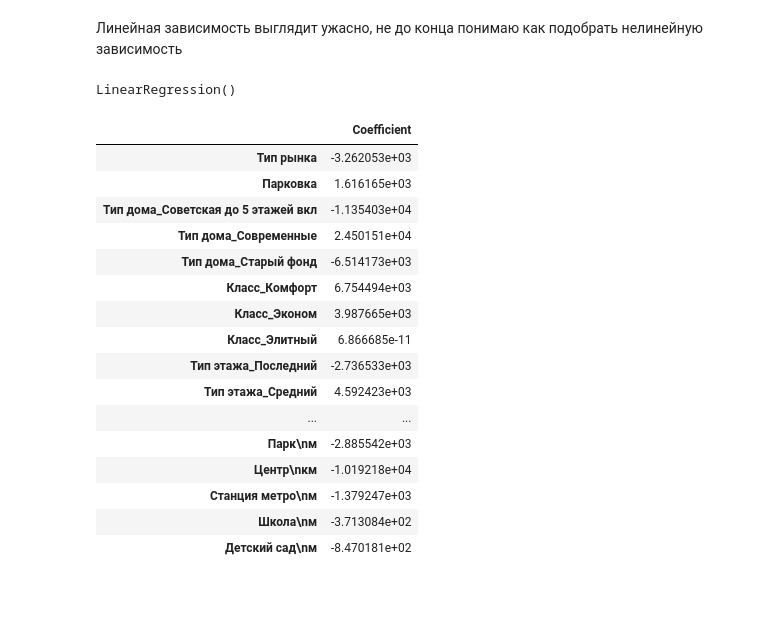
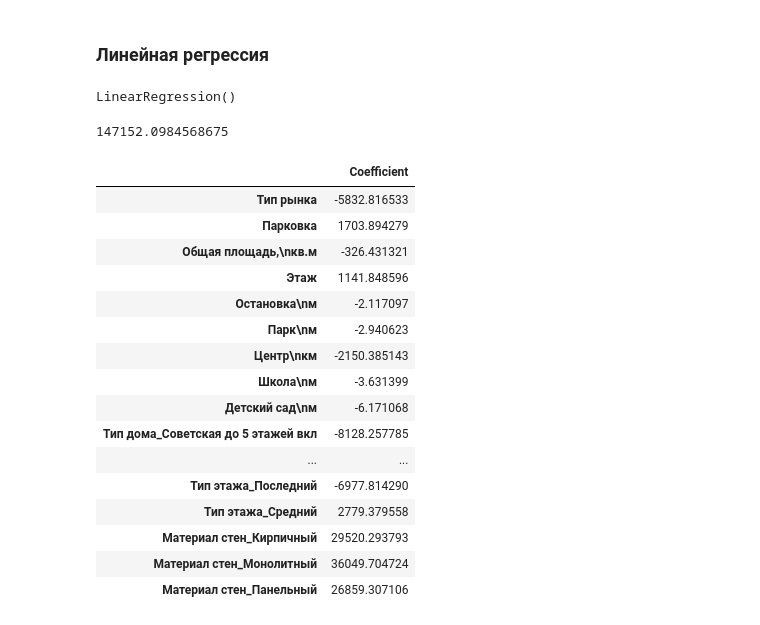
Before and after one commit to ITrickStar/RegressionAnalysis, a Jupyter notebook: report3.ipynb, the cells around one changed output. Drawn from its saved outputs; the diff is of its cells as text; code cells hidden in the pictures; blank space fills up the shorter version.

```diff
--- a/report3.ipynb
+++ b/report3.ipynb
@@ -40,0 +32,38 @@ def hist(dataset):
+# %%
+def reform_data(dataset):
+    for i in dataset.select_dtypes(include=[object]):
+        if (dataset[i].unique().size > 2):
+            dataset[i] = dataset[i].astype('category')
+    dataset['Количество комнат'] = dataset['Количество комнат'].astype('int64')
+    binary_columns = [
+        i for i in dataset.columns if dataset[i].dtype.name == 'object']
+    categorical_columns = [
+        i for i in dataset.columns if dataset[i].dtype.name == 'category']
+    numerical_columns = [i for i in dataset.columns if (
+        dataset[i].dtype.name != 'category' and dataset[i].dtype.name != 'object')]
+
+    binary_columns = ['Тип рынка', 'Парковка',
+                      'Актуальность на дату послед. проверки']
+    include_binary_columns = ['Тип рынка', 'Парковка']
+    binary_columns = include_binary_columns
+    data_binary = dataset[binary_columns]
+    data_binary = data_binary.apply(lambda x: pd.factorize(x)[0])
+
+    numerical_columns = ['Общая площадь,\nкв.м', 'Жилая площадь,\nкв.м', 'Площадь кухни,\nкв.м', 'Высота потолков, м', 'Год постройки', 'Этаж', 'Этажность', 'Количество комнат', 'Цена предложения,\nруб.',
+                         'Удельная цена, руб./кв.м', 'Колич.  Просмотр.', 'Колич.  Просм. в день', 'Остановка\nм', 'Парк\nм', 'Центр\nкм', 'Станция метро\nм', 'Школа\nм', 'Детский сад\nм']
+    include_numerical_columns = ['Общая площадь,\nкв.м', 'Этаж',
+                                 'Остановка\nм', 'Парк\nм', 'Центр\nкм', 'Школа\nм', 'Детский сад\nм']
+    numerical_columns = include_numerical_columns
+    data_numerical = dataset[numerical_columns]
+
+    categorical_columns = ['Функциональная зона', 'Тип дома', 'Класс', 'Тип этажа', 'Состояние ремонта',
+                           'Материал стен', 'Дата создания', 'Дата парсинга', 'Дата послед. проверки', 'Дата снятия (продажи)']
+    include_categorical_columns = ['Тип дома',
+                                   'Класс', 'Тип этажа', 'Материал стен']
+    categorical_columns = include_categorical_columns
+    data_categorical = pd.get_dummies(
+        dataset[categorical_columns], drop_first=True)
+
+    data = pd.concat((data_binary, data_numerical, data_categorical,
+                     dataset['Удельная цена, руб./кв.м']), axis=1)
+    return data
@@ -41,4 +72,5 @@ def hist(dataset):
 # %%
-df = pd.read_excel('данные_квартиры.xlsx',
+df = pd.read_excel('apartment_data.xlsx',
                    usecols=lambda x: 'Unnamed' not in x, skiprows=1)
 dataset = clean_dataset(df)
+data = reform_data(dataset)
@@ -272,2 +76,0 @@ data_binary.describe()
-# %%
-data = pd.concat((data_binary, data_categorical, data_numerical, dataset['Удельная цена, руб./кв.м']), axis = 1)
@@ -310,5 +92,5 @@ X_train.shape, X_test.shape, y_train.shape, y_test.shape
-# %% [markdown]
-Линейная зависимость выглядит ужасно, не до конца понимаю как подобрать нелинейную зависимость
+# %% [markdown]
+### Линейная регрессия
 # %%
 from sklearn.linear_model import LinearRegression
 
@@ -318,22 +100,25 @@ regressor.fit(X_train, y_train)
 LinearRegression()
 # %%
 coeff_linear = pd.DataFrame(regressor.coef_, X_train.columns, columns=['Coefficient'])
+intercept_linear = regressor.intercept_
+print(intercept_linear)
 coeff_linear
 # %% [output]
+147152.0984568675
 |  | Coefficient |
-| Тип рынка | -3.262053e+03 |
-| Парковка | 1.616165e+03 |
-| Тип дома_Советская до 5 этажей вкл | -1.135403e+04 |
-| Тип дома_Современные | 2.450151e+04 |
-| Тип дома_Старый фонд | -6.514173e+03 |
-| Класс_Комфорт | 6.754494e+03 |
-| Класс_Эконом | 3.987665e+03 |
-| Класс_Элитный | 6.866685e-11 |
-| Тип этажа_Последний | -2.736533e+03 |
-| Тип этажа_Средний | 4.592423e+03 |
+| Тип рынка | -5832.816533 |
+| Парковка | 1703.894279 |
+| Общая площадь,\nкв.м | -326.431321 |
+| Этаж | 1141.848596 |
+| Остановка\nм | -2.117097 |
+| Парк\nм | -2.940623 |
+| Центр\nкм | -2150.385143 |
+| Школа\nм | -3.631399 |
+| Детский сад\nм | -6.171068 |
+| Тип дома_Советская до 5 этажей вкл | -8128.257785 |
 | ... | ... |
-| Парк\nм | -2.885542e+03 |
-| Центр\nкм | -1.019218e+04 |
-| Станция метро\nм | -1.379247e+03 |
-| Школа\nм | -3.713084e+02 |
-| Детский сад\nм | -8.470181e+02 |
+| Тип этажа_Последний | -6977.814290 |
+| Тип этажа_Средний | 2779.379558 |
+| Материал стен_Кирпичный | 29520.293793 |
+| Материал стен_Монолитный | 36049.704724 |
+| Материал стен_Панельный | 26859.307106 |
```
Also changed, not shown: parts of 53 cells of this notebook, 8 other files.
